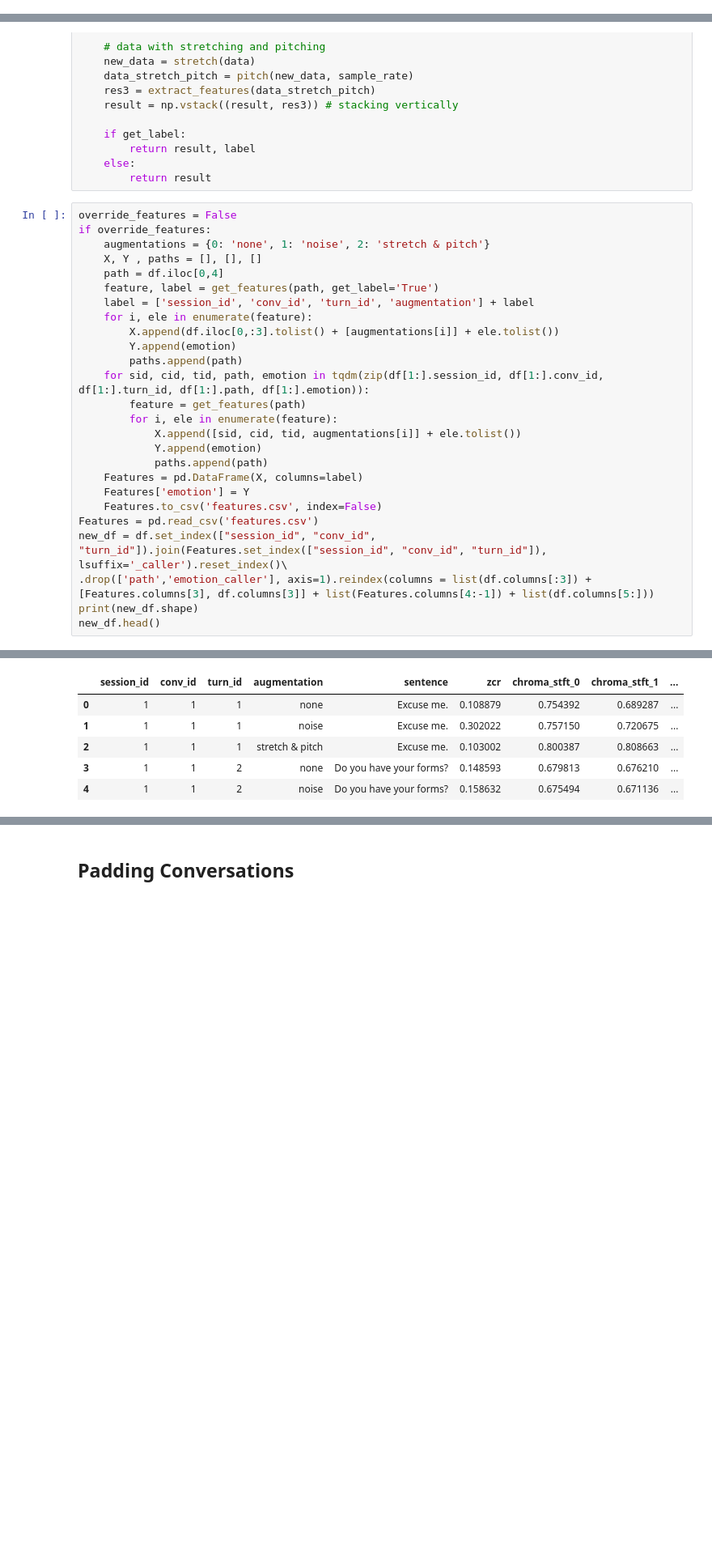
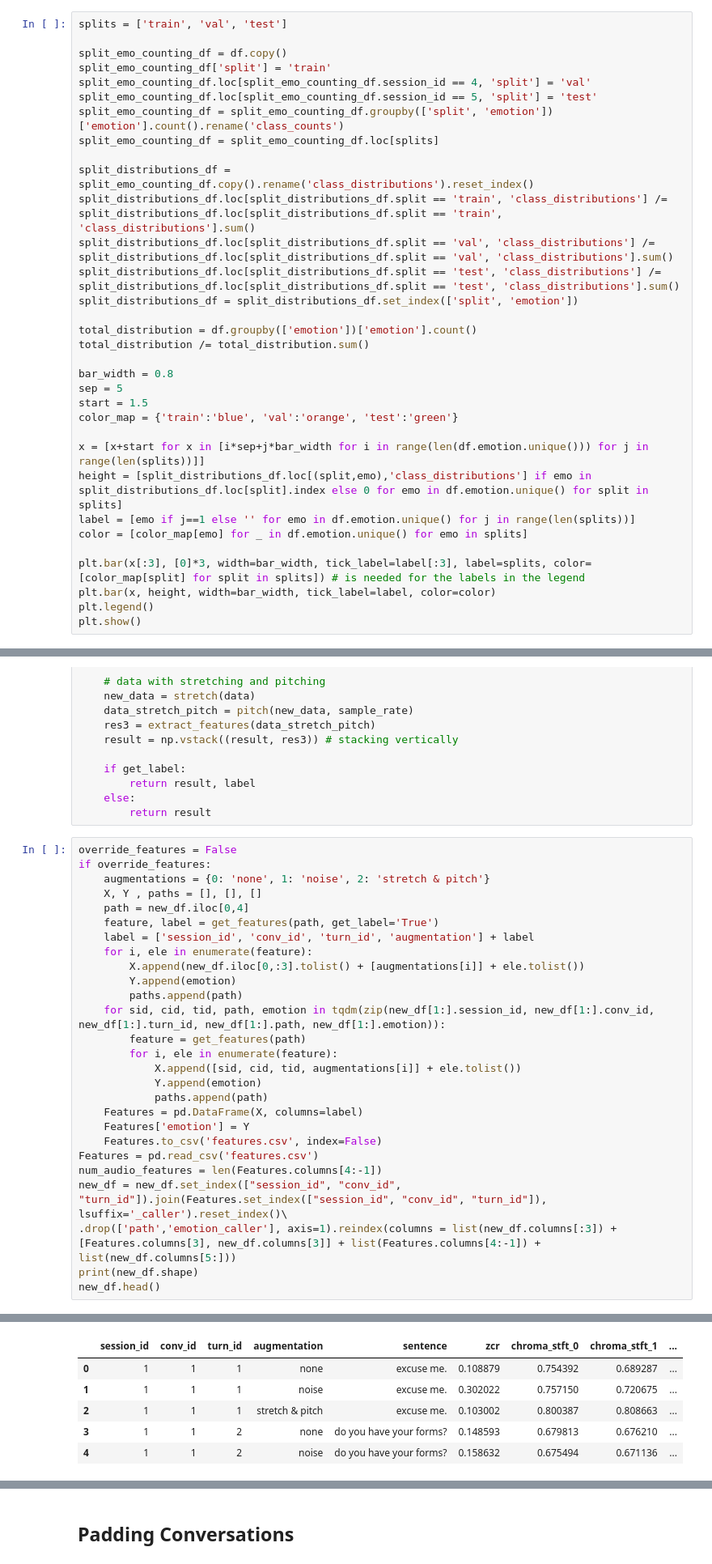
Before and after one commit to eskinderit/A-comparison-of-small-and-large-uni-multi-modal-language-models-for-sentiment-analysis-, a Jupyter notebook: IEMOCAP.ipynb, the cells around one changed output, grey strips where cells are left out. Shown: that part at 81% size. Cells and saved outputs as stored; diff of their text form; blank space fills up the shorter version.

```diff
--- a/IEMOCAP.ipynb
+++ b/IEMOCAP.ipynb
@@ -268,3 +287,36 @@ Let's do some consideration of the above plotted distribution of this golden lab
 - We can see that a lot of our labels are undersampled in comparison to the other labels, data augmentation could help in this cases
 
 The strategies that we thinked of for handling the "xxx" labels are by considering them as missing values and trying to fill them by reconstruct a predominant emotion also considering the self-evaluators with more weights with respect to the other evaluators, but that would by definition modify the golden label we are provided with.
+# %%
+splits = ['train', 'val', 'test']
+
+split_emo_counting_df = df.copy()
+split_emo_counting_df['split'] = 'train'
+split_emo_counting_df.loc[split_emo_counting_df.session_id == 4, 'split'] = 'val'
+split_emo_counting_df.loc[split_emo_counting_df.session_id == 5, 'split'] = 'test'
+split_emo_counting_df = split_emo_counting_df.groupby(['split', 'emotion'])['emotion'].count().rename('class_counts')
+split_emo_counting_df = split_emo_counting_df.loc[splits]
+
+split_distributions_df = split_emo_counting_df.copy().rename('class_distributions').reset_index()
+split_distributions_df.loc[split_distributions_df.split == 'train', 'class_distributions'] /= split_distributions_df.loc[split_distributions_df.split == 'train', 'class_distributions'].sum()
+split_distributions_df.loc[split_distributions_df.split == 'val', 'class_distributions'] /= split_distributions_df.loc[split_distributions_df.split == 'val', 'class_distributions'].sum()
+split_distributions_df.loc[split_distributions_df.split == 'test', 'class_distributions'] /= split_distributions_df.loc[split_distributions_df.split == 'test', 'class_distributions'].sum()
+split_distributions_df = split_distributions_df.set_index(['split', 'emotion'])
+
+total_distribution = df.groupby(['emotion'])['emotion'].count()
+total_distribution /= total_distribution.sum()
+
+bar_width = 0.8
+sep = 5
+start = 1.5
+color_map = {'train':'blue', 'val':'orange', 'test':'green'}
+
+x = [x+start for x in [i*sep+j*bar_width for i in range(len(df.emotion.unique())) for j in range(len(splits))]]
+height = [split_distributions_df.loc[(split,emo),'class_distributions'] if emo in split_distributions_df.loc[split].index else 0 for emo in df.emotion.unique() for split in splits]
+label = [emo if j==1 else '' for emo in df.emotion.unique() for j in range(len(splits))]
+color = [color_map[emo] for _ in df.emotion.unique() for emo in splits]
+
+plt.bar(x[:3], [0]*3, width=bar_width, tick_label=label[:3], label=splits, color=[color_map[split] for split in splits]) # is needed for the labels in the legend
+plt.bar(x, height, width=bar_width, tick_label=label, color=color)
+plt.legend()
+plt.show()
@@ -405,37 +480,38 @@ def get_features(path, sample_rate=sample_rate, get_label=False):
 # %%
 override_features = False
 if override_features:
     augmentations = {0: 'none', 1: 'noise', 2: 'stretch & pitch'}
     X, Y , paths = [], [], []
-    path = df.iloc[0,4]
+    path = new_df.iloc[0,4]
     feature, label = get_features(path, get_label='True')
     label = ['session_id', 'conv_id', 'turn_id', 'augmentation'] + label
     for i, ele in enumerate(feature):
-        X.append(df.iloc[0,:3].tolist() + [augmentations[i]] + ele.tolist())
+        X.append(new_df.iloc[0,:3].tolist() + [augmentations[i]] + ele.tolist())
         Y.append(emotion)
         paths.append(path)
-    for sid, cid, tid, path, emotion in tqdm(zip(df[1:].session_id, df[1:].conv_id, df[1:].turn_id, df[1:].path, df[1:].emotion)):
+    for sid, cid, tid, path, emotion in tqdm(zip(new_df[1:].session_id, new_df[1:].conv_id, new_df[1:].turn_id, new_df[1:].path, new_df[1:].emotion)):
         feature = get_features(path)
         for i, ele in enumerate(feature):
             X.append([sid, cid, tid, augmentations[i]] + ele.tolist())
             Y.append(emotion)
             paths.append(path)
     Features = pd.DataFrame(X, columns=label)
     Features['emotion'] = Y
     Features.to_csv('features.csv', index=False)
 Features = pd.read_csv('features.csv')
-new_df = df.set_index(["session_id", "conv_id", "turn_id"]).join(Features.set_index(["session_id", "conv_id", "turn_id"]), lsuffix='_caller').reset_index()\
-.drop(['path','emotion_caller'], axis=1).reindex(columns = list(df.columns[:3]) + [Features.columns[3], df.columns[3]] + list(Features.columns[4:-1]) + list(df.columns[5:]))
+num_audio_features = len(Features.columns[4:-1])
+new_df = new_df.set_index(["session_id", "conv_id", "turn_id"]).join(Features.set_index(["session_id", "conv_id", "turn_id"]), lsuffix='_caller').reset_index()\
+.drop(['path','emotion_caller'], axis=1).reindex(columns = list(new_df.columns[:3]) + [Features.columns[3], new_df.columns[3]] + list(Features.columns[4:-1]) + list(new_df.columns[5:]))
 print(new_df.shape)
 new_df.head()
 # %% [output]
 (30117, 181)
 |  | session_id | conv_id | turn_id | augmentation | sentence | zcr | chroma_stft_0 | chroma_stft_1 | ... |
-| 0 | 1 | 1 | 1 | none | Excuse me. | 0.108879 | 0.754392 | 0.689287 | ... |
-| 1 | 1 | 1 | 1 | noise | Excuse me. | 0.302022 | 0.757150 | 0.720675 | ... |
-| 2 | 1 | 1 | 1 | stretch & pitch | Excuse me. | 0.103002 | 0.800387 | 0.808663 | ... |
-| 3 | 1 | 1 | 2 | none | Do you have your forms? | 0.148593 | 0.679813 | 0.676210 | ... |
-| 4 | 1 | 1 | 2 | noise | Do you have your forms? | 0.158632 | 0.675494 | 0.671136 | ... |
+| 0 | 1 | 1 | 1 | none | excuse me. | 0.108879 | 0.754392 | 0.689287 | ... |
+| 1 | 1 | 1 | 1 | noise | excuse me. | 0.302022 | 0.757150 | 0.720675 | ... |
+| 2 | 1 | 1 | 1 | stretch & pitch | excuse me. | 0.103002 | 0.800387 | 0.808663 | ... |
+| 3 | 1 | 1 | 2 | none | do you have your forms? | 0.148593 | 0.679813 | 0.676210 | ... |
+| 4 | 1 | 1 | 2 | noise | do you have your forms? | 0.158632 | 0.675494 | 0.671136 | ... |
 5 rows × 181 columns
 # %% [markdown]
 ## Padding Conversations
```
Also changed, not shown: parts of 23 cells of this notebook.
